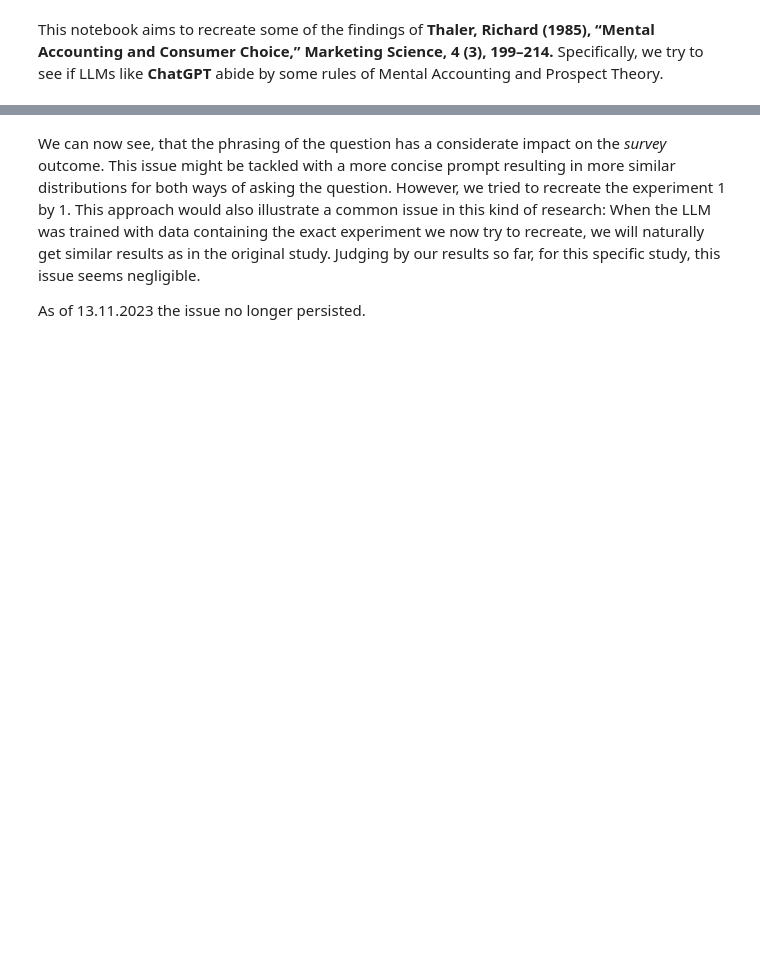
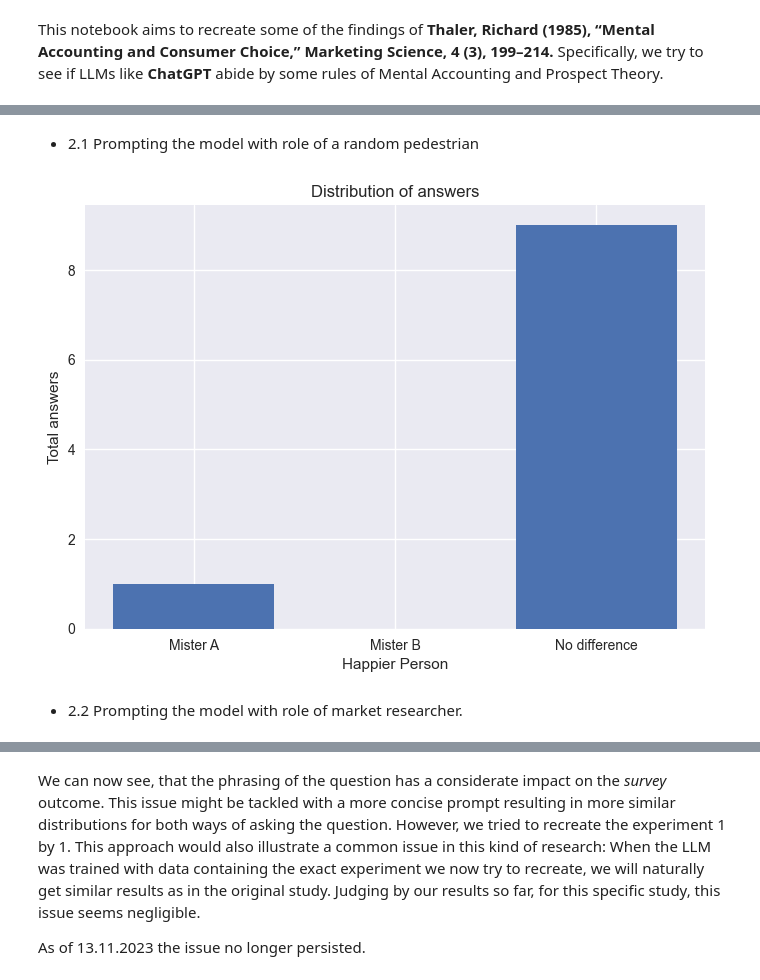
Before and after one commit to MariusDSPM/Data-Science-Project, a Jupyter notebook: Mental Accounting.ipynb, the cells around one changed output, grey strips where cells are left out. Saved outputs shown, nothing was run; the diff lists cells and outputs as text; code cells hidden in the pictures; blank space fills up the shorter version.

```diff
--- a/Mental Accounting.ipynb
+++ b/Mental Accounting.ipynb
@@ -318,0 +136,2 @@ plt.show()
+# %% [markdown]
+- 2.1 Prompting the model with role of a random pedestrian
@@ -318,0 +164,6 @@ plt.show()
+# %%
+plot_results(answers_2)
+# %% [output]
+[figure, added]
+# %% [markdown]
+- 2.2 Prompting the model with role of market researcher.
```
Also changed, not shown: parts of 82 cells of this notebook.
